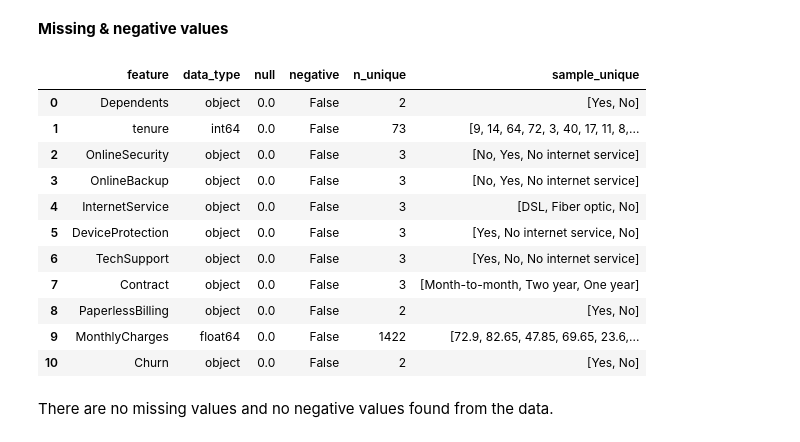
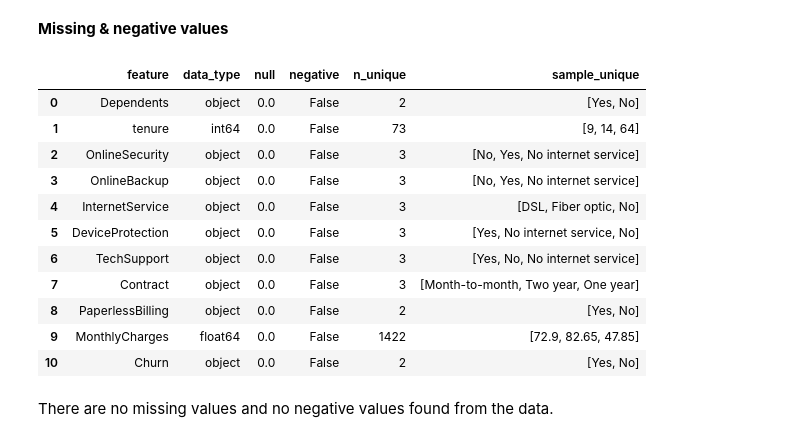
Before and after one commit to tio14/Telco-Customer-Churn, a Jupyter notebook: notebook.ipynb, the cells around one changed output. Drawn from its saved outputs; the diff is of its cells as text; code cells hidden in the pictures.

```diff
--- a/notebook.ipynb
+++ b/notebook.ipynb
@@ -138,19 +138,19 @@ There're 77 duplicated data or 1.56% from totals. These values are dropped to ma
 # %%
 def check_df(df):
     df = pd.DataFrame({
         'feature':df.columns.values,
         'data_type':df.dtypes.values,
         'null':df.isna().mean().values * 100,
         'negative':[True if df[i].dtype == int and (df[i] < 0).any() else False for i in df.columns],
         'n_unique':df.nunique().values,
-        'sample_unique':[df[i].unique() for i in df.columns]
+        'sample_unique':[df[i].unique()[:3] for i in df.columns]
     })
     return df
 check_df(df)
 # %% [output]
 |  | feature | data_type | null | negative | n_unique | sample_unique |
 | 0 | Dependents | object | 0.0 | False | 2 | [Yes, No] |
-| 1 | tenure | int64 | 0.0 | False | 73 | [9, 14, 64, 72, 3, 40, 17, 11, 8,... |
+| 1 | tenure | int64 | 0.0 | False | 73 | [9, 14, 64] |
 | 2 | OnlineSecurity | object | 0.0 | False | 3 | [No, Yes, No internet service] |
 | 3 | OnlineBackup | object | 0.0 | False | 3 | [No, Yes, No internet service] |
 | 4 | InternetService | object | 0.0 | False | 3 | [DSL, Fiber optic, No] |
@@ -158,7 +158,7 @@ check_df(df)
 | 6 | TechSupport | object | 0.0 | False | 3 | [Yes, No, No internet service] |
 | 7 | Contract | object | 0.0 | False | 3 | [Month-to-month, Two year, One year] |
 | 8 | PaperlessBilling | object | 0.0 | False | 2 | [Yes, No] |
-| 9 | MonthlyCharges | float64 | 0.0 | False | 1422 | [72.9, 82.65, 47.85, 69.65, 23.6,... |
+| 9 | MonthlyCharges | float64 | 0.0 | False | 1422 | [72.9, 82.65, 47.85] |
 | 10 | Churn | object | 0.0 | False | 2 | [Yes, No] |
 # %% [markdown]
 There are no missing values and no negative values found from the data.
```
Also changed, not shown: parts of 32 cells of this notebook, 5 other files.
